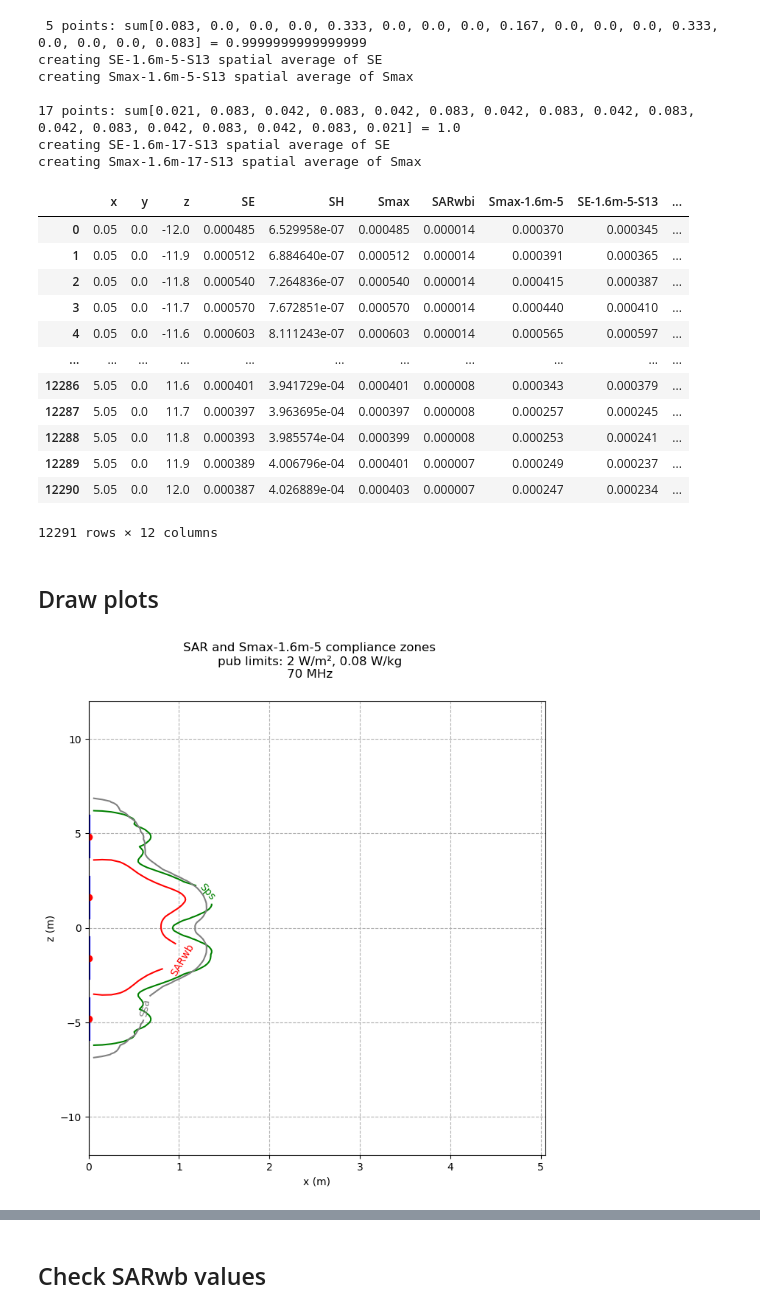
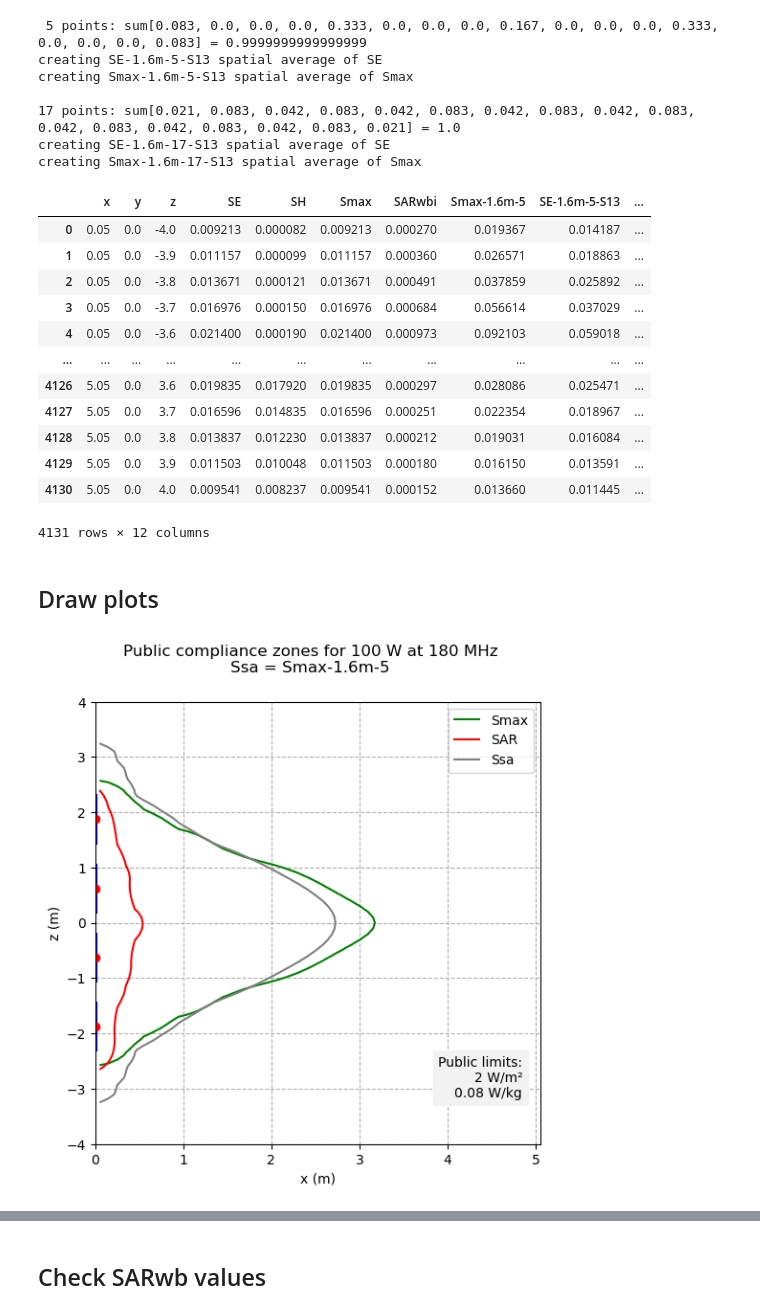
Before and after one commit to dreme/spatial-averaging-wg, a Jupyter notebook: notebooks/omni antenna.ipynb, the cells around one changed output, grey strips where cells are left out. Saved outputs shown, nothing was run; the diff lists cells and outputs as text; code cells hidden in the pictures.

```diff
--- a/notebooks/omni antenna.ipynb
+++ b/notebooks/omni antenna.ipynb
@@ -208,13 +210,18 @@ def make_mgrid(df,c):
     C = df[c].values.reshape(nx, nz)
     return C
 
-def complot(df,fMHz,setting,S='Smax-1.6m-5'):
+def complot(df,t,setting,S='Smax-1.6m-5'):
     '''Plot the compliance boundaries for Smax and SAR in xz plane
        and depict the omni antenna in the plot at x=0, z=0
        df = data dataframe containing x,y,z,Smax,Ssa,SAR data
+       t = trial data from the spreadsheet, i.e. t = trialdata[trial]
        fMHz = frequency of model (used for scaling of omni elements)
        setting = seting for exposure limits ['pub' or 'occ']
     '''
+
+    # Get fMHz and power
+    fMHz = t.fMHz
+    power = t.Prad
 
     # Get S and SAR limit levels
     limS = Slimit(fMHz, setting=setting, standard='RPS S-1 WB')
@@ -228,29 +235,40 @@ def complot(df,fMHz,setting,S='Smax-1.6m-5'):
     SAR = make_mgrid(df,'SARwbi')
 
     # Create figure
-    fig, ax = plt.subplots(figsize=(8,8))
+    fig, ax = plt.subplots(figsize=(6,6))
 
     # Contour plots for S and SAR
     CS1 = ax.contour(X, Z, Smax, levels=[limS], colors=['green'])
     CS2 = ax.contour(X, Z, SAR, levels=[limSAR], colors=['red'])
     CS3 = ax.contour(X, Z, Ssa, levels=[limS], colors=['grey'])
 
-    # Add named contour lables at Z=1 for each data set
-    fmt1 = {limS:'Sps'}
-    fmt2 = {limSAR:'SARwb'}
-    fmt3 = {limS:'Ssa'}
+    # # Add named contour lables at Z=1 for each data set
+    # fmt1 = {limS:'Sps'}
+    # fmt2 = {limSAR:'SARwb'}
+    # fmt3 = {limS:'Ssa'}
 
-    # Label every other level using strings
-    ax.clabel(CS1, CS1.levels, inline=True, fmt=fmt1, fontsize=10)
-    ax.clabel(CS2, CS2.levels, inline=True, fmt=fmt2, fontsize=10)
-    ax.clabel(CS3, CS3.levels, inline=True, fmt=fmt3, fontsize=10)
+    # # Label every other level using strings
+    # ax.clabel(CS1, CS1.levels, inline=True, fmt=fmt1, fontsize=10)
+    # ax.clabel(CS2, CS2.levels, inline=True, fmt=fmt2, fontsize=10)
+    # ax.clabel(CS3, CS3.levels, inline=True, fmt=fmt3, fontsize=10)
 
     # Label axes and plot and display grid
-    fig.suptitle(f"SAR and {S} compliance zones\n{setting} limits: {limS} W/m², {limSAR} W/kg\n{fMHz} MHz")
+    fig.suptitle(f"{setting} compliance zones for {power} W at {fMHz} MHz\nSsa = {S}")
     ax.set_xlabel("x (m)")
     ax.set_ylabel("z (m)")
     ax.set_xlim(left=0)
     ax.grid(ls='--')
+
+    # Add legend for contour plots
+    h1,l1 = CS1.legend_elements()
+    h2,l1 = CS2.legend_elements()
+    h3,l1 = CS3.legend_elements()
+    ax.legend([h1[0],h2[0],h3[0]], ['Smax', 'SAR', 'Ssa'])
+
+    # Add text for limits
+    text = f'{setting} limits:\n{limS} W/m²\n{limSAR} W/kg'
+    ax.text(0.96, 0.15, text, horizontalalignment='right',verticalalignment='center',
+            transform=ax.transAxes,fontsize=10, color='black',backgroundcolor='0.95')
 
     # Draw omni antenna
     wl = 300 / fMHz           # wavelength
@@ -372,10 +390,11 @@ trials
 ## Read in the E and H data from the FEKO zip files
 # %%
 # Set the trial number
-trial = 4
+trial = 5
 
 # Get E and H FEKO data file locations
 t = trials[str(trial)]
+print(f'freq = {t.fMHz} MHz')
 datadir = f'../antennas/{t.antenna_folder}/data/'
 plotdir = f'../antennas/{t.antenna_folder}/plots/'
 Efile = t.FEKO_Efile
@@ -700,24 +720,24 @@ creating Smax-1.6m-17-S13 spatial average of Smax
 Sall
 # %% [output]
 |  | x | y | z | SE | SH | Smax | SARwbi | Smax-1.6m-5 | SE-1.6m-5-S13 | ... |
-| 0 | 0.05 | 0.0 | -12.0 | 0.000485 | 6.529958e-07 | 0.000485 | 0.000014 | 0.000370 | 0.000345 | ... |
-| 1 | 0.05 | 0.0 | -11.9 | 0.000512 | 6.884640e-07 | 0.000512 | 0.000014 | 0.000391 | 0.000365 | ... |
-| 2 | 0.05 | 0.0 | -11.8 | 0.000540 | 7.264836e-07 | 0.000540 | 0.000014 | 0.000415 | 0.000387 | ... |
-| 3 | 0.05 | 0.0 | -11.7 | 0.000570 | 7.672851e-07 | 0.000570 | 0.000014 | 0.000440 | 0.000410 | ... |
-| 4 | 0.05 | 0.0 | -11.6 | 0.000603 | 8.111243e-07 | 0.000603 | 0.000014 | 0.000565 | 0.000597 | ... |
+| 0 | 0.05 | 0.0 | -4.0 | 0.009213 | 0.000082 | 0.009213 | 0.000270 | 0.019367 | 0.014187 | ... |
+| 1 | 0.05 | 0.0 | -3.9 | 0.011157 | 0.000099 | 0.011157 | 0.000360 | 0.026571 | 0.018863 | ... |
+| 2 | 0.05 | 0.0 | -3.8 | 0.013671 | 0.000121 | 0.013671 | 0.000491 | 0.037859 | 0.025892 | ... |
+| 3 | 0.05 | 0.0 | -3.7 | 0.016976 | 0.000150 | 0.016976 | 0.000684 | 0.056614 | 0.037029 | ... |
+| 4 | 0.05 | 0.0 | -3.6 | 0.021400 | 0.000190 | 0.021400 | 0.000973 | 0.092103 | 0.059018 | ... |
 | ... | ... | ... | ... | ... | ... | ... | ... | ... | ... | ... |
-| 12286 | 5.05 | 0.0 | 11.6 | 0.000401 | 3.941729e-04 | 0.000401 | 0.000008 | 0.000343 | 0.000379 | ... |
-| 12287 | 5.05 | 0.0 | 11.7 | 0.000397 | 3.963695e-04 | 0.000397 | 0.000008 | 0.000257 | 0.000245 | ... |
-| 12288 | 5.05 | 0.0 | 11.8 | 0.000393 | 3.985574e-04 | 0.000399 | 0.000008 | 0.000253 | 0.000241 | ... |
-| 12289 | 5.05 | 0.0 | 11.9 | 0.000389 | 4.006796e-04 | 0.000401 | 0.000007 | 0.000249 | 0.000237 | ... |
-| 12290 | 5.05 | 0.0 | 12.0 | 0.000387 | 4.026889e-04 | 0.000403 | 0.000007 | 0.000247 | 0.000234 | ... |
+| 4126 | 5.05 | 0.0 | 3.6 | 0.019835 | 0.017920 | 0.019835 | 0.000297 | 0.028086 | 0.025471 | ... |
+| 4127 | 5.05 | 0.0 | 3.7 | 0.016596 | 0.014835 | 0.016596 | 0.000251 | 0.022354 | 0.018967 | ... |
+| 4128 | 5.05 | 0.0 | 3.8 | 0.013837 | 0.012230 | 0.013837 | 0.000212 | 0.019031 | 0.016084 | ... |
+| 4129 | 5.05 | 0.0 | 3.9 | 0.011503 | 0.010048 | 0.011503 | 0.000180 | 0.016150 | 0.013591 | ... |
+| 4130 | 5.05 | 0.0 | 4.0 | 0.009541 | 0.008237 | 0.009541 | 0.000152 | 0.013660 | 0.011445 | ... |
-12291 rows × 12 columns
+4131 rows × 12 columns
 # %% [markdown]
 ## Draw plots
 # %%
 # Plot compliance boundaries
-complot(Sall,t.fMHz,'pub',S='Smax-1.6m-5');
+complot(Sall,t,'Public',S='Smax-1.6m-5');
 # %% [output]
-[figure, old version]
+[figure, new version]
 # %%
 # Plot compliance boundaries
```
Also changed, not shown: parts of 21 cells of this notebook, 47 other files.
